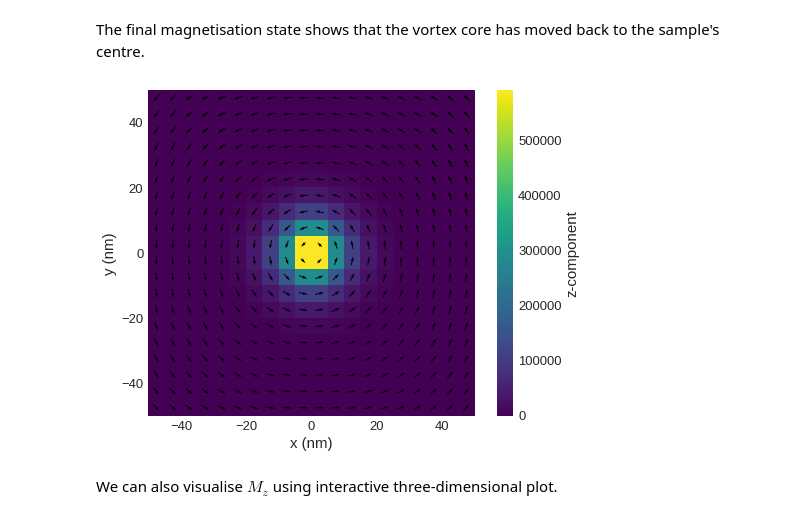
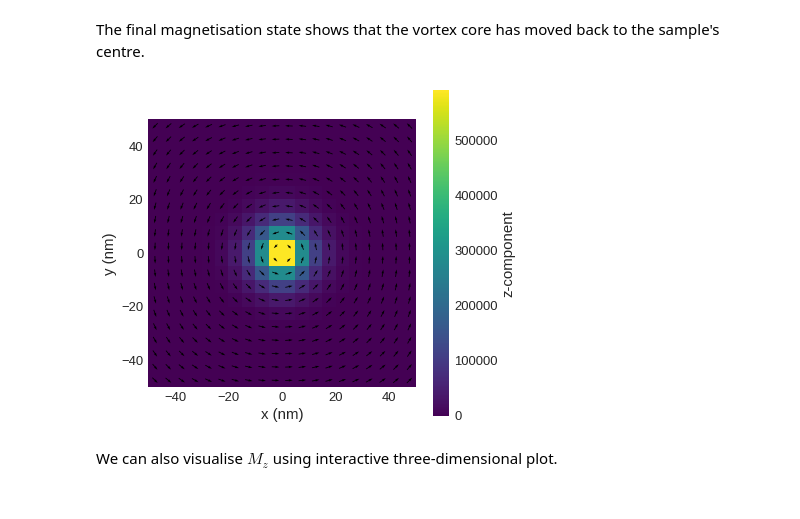
Before and after one commit to marijanbeg/2021-paper-ubermag, a Jupyter notebook: notebooks/ubermag-example.ipynb, the cells around one changed output. Cells and saved outputs as stored; diff of their text form; code cells hidden in the pictures.

```diff
--- a/notebooks/ubermag-example.ipynb
+++ b/notebooks/ubermag-example.ipynb
@@ -101,9 +101,9 @@ Running OOMMF (ExeOOMMFRunner) [2021/03/12 17:59]... (5.3 s)
 # %% [markdown]
 The final magnetisation state shows that the vortex core has moved back to the sample's centre.
 # %%
-system.m.plane('z').mpl()
+system.m.plane('z').mpl(figsize=(6, 6))
 # %% [output]
-[figure, old version]
+[figure, new version]
 # %% [markdown]
 We can also visualise $M_{z}$ using interactive three-dimensional plot.
 # %%
```
Also changed, not shown: parts of 8 cells of this notebook.
